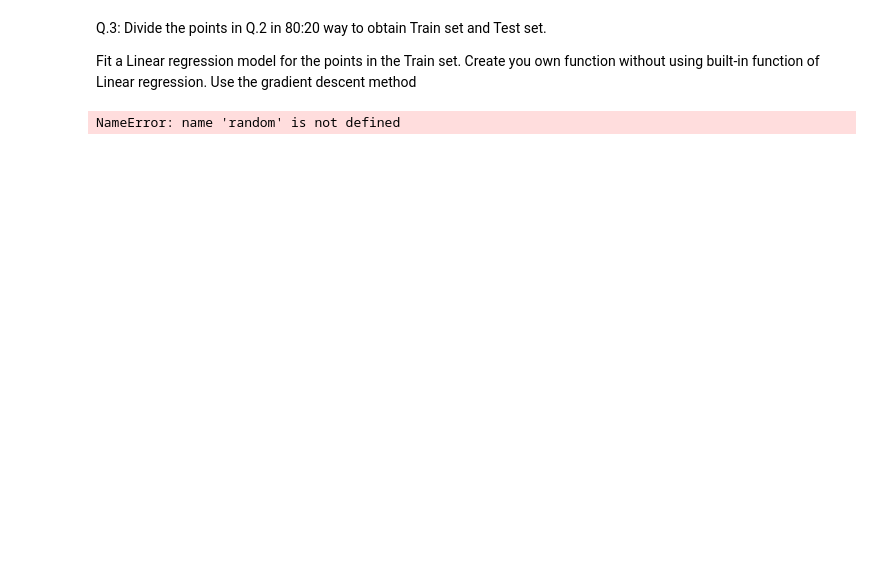
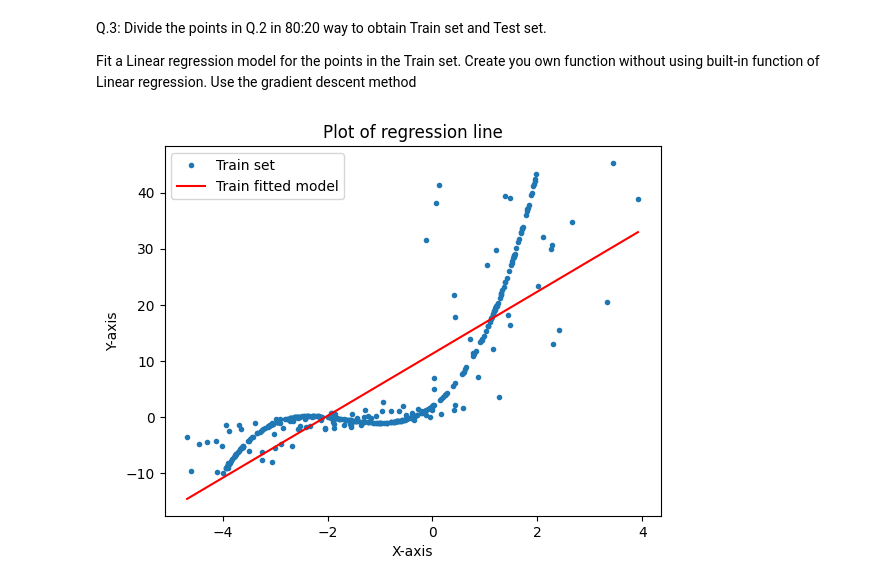
Before and after one commit to pa1kumarCSML/CourseWork, a Jupyter notebook: m220357cs_pavan_data_analytics.ipynb, the cells around one changed output. Cells and saved outputs as stored; diff of their text form; code cells hidden in the pictures; blank space fills up the shorter version.

```diff
--- a/m220357cs_pavan_data_analytics.ipynb
+++ b/m220357cs_pavan_data_analytics.ipynb
@@ -72,46 +73,57 @@ built-in function of Linear regression. Use the gradient descent method
 import numpy as np
 import matplotlib.pyplot as plt
 
 Train_setx=[]
 Train_sety=[]
 
 Test_setx=[]
 Test_sety=[]
 
 indices_for_train_set = random.sample(range(500), 400)
 
 for i in range(500):
     if i in indices_for_train_set:
         Train_setx.append(x_points[i])
         Train_sety.append(y_points[i])
     else:
         Test_setx.append(x_points[i])
         Test_sety.append(y_points[i])
 
-plt.plot(Train_setx, Train_sety,".")
-plt.xlabel('X-axis')
-plt.ylabel('Y-axis')
-plt.title('Plot of Points after adding noise')
-plt.show()
+X = np.array(Train_setx)
+Y = np.array(Train_sety)
 
+def plotter(X,Y,Y_pred):
+    plt.plot(X, Y,".",label="Train set")
+    plt.plot([min(X),max(X)],[min(Y_pred),max(Y_pred)],color="red",label="Train fitted model")
+    plt.xlabel('X-axis')
+    plt.ylabel('Y-axis')
+    plt.title('Plot of regression line')
+    plt.legend()
+    plt.show()
 
-
+def linearRegression(Y_pred,m,c,L,epochs,X,Y,n):
+    for i in range(epochs):
+        Y_pred = m*X + c
+        D_m = (-2/n)*sum(X*(Y - Y_pred))
+        D_c = (-2/n)*sum(Y - Y_pred)
+        m = m - L*D_m
+        c = c - L*D_c
+        # plotter(X,Y,Y_pred)
+    return Y_pred,m,c
 
 m=0
 c=0
 
-L=0.01
+L=0.1
 epochs=1000
 
-n= float(len(Train_setx))
+Y_pred=np.zeros(X.shape)
 
-for i in range(epochs):
-    Y_pred = m*Train_setx + c
-    D_m = (-2/n)*sum(Train_setx*(Train_sety - Y_pred))
-    D_c = (-2/n)*sum(Train_sety - Y_pred)
-    m = m - L*D_m
-    c = c - L*D_c
 
-print(m,c)
+Y_pred,m,c = linearRegression(Y_pred,m,c,L,epochs,X,Y,len(X))
+
+Y_pred = m*X + c
+
+plotter(X,Y,Y_pred)
 # %% [output]
-NameError: name 'random' is not defined
+[figure, added]
```
Also changed, not shown: parts of 13 cells of this notebook, 1 other file.
